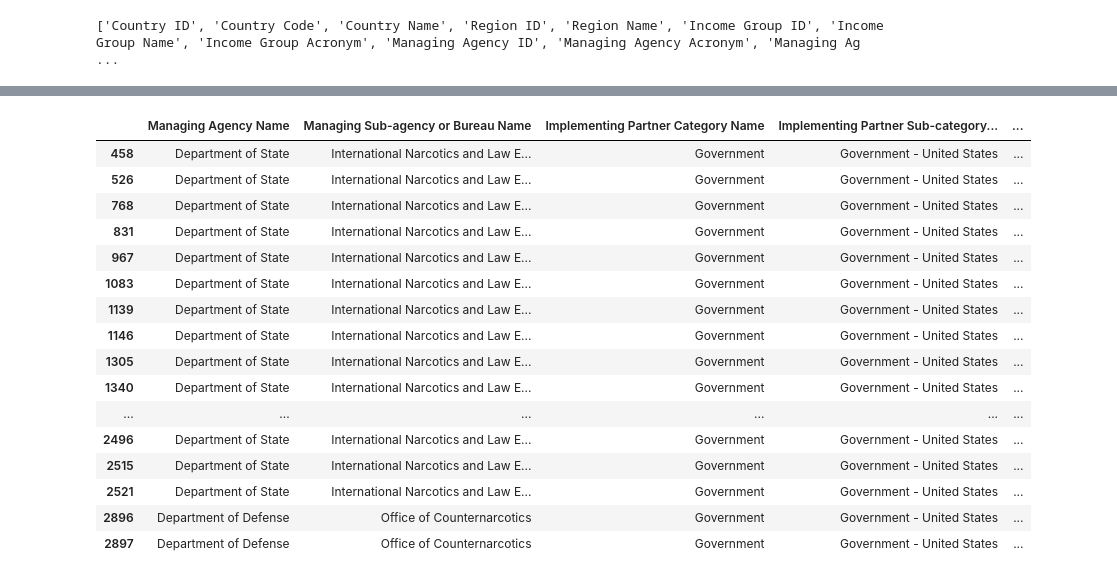
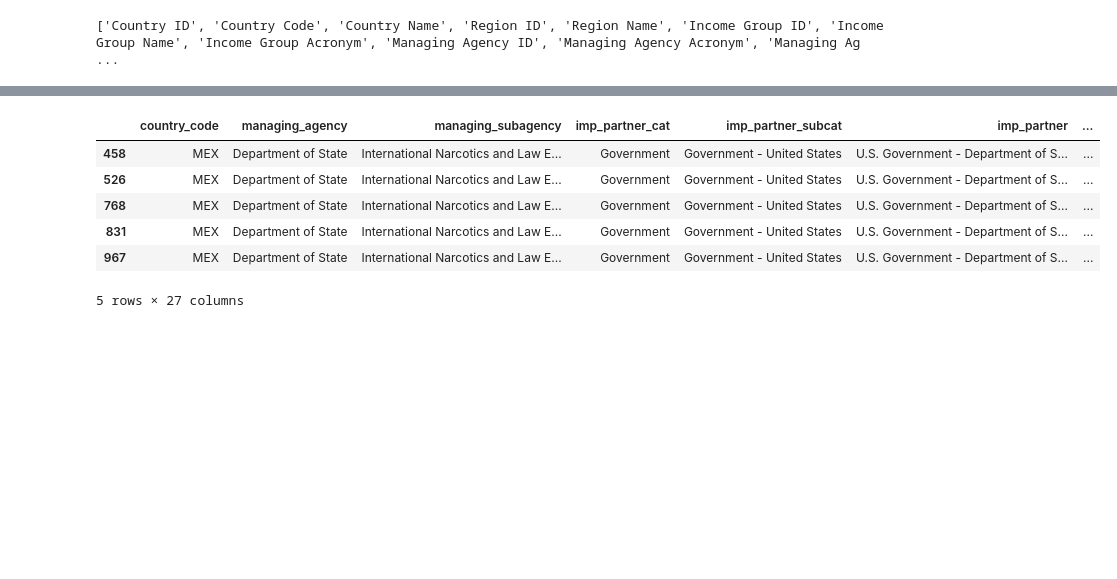
Before and after one commit to eporourke/mapping-mexico, a Jupyter notebook: notebooks/us_foreign_aid.ipynb, the cells around one changed output, grey strips where cells are left out. Drawn from its saved outputs; the diff is of its cells as text; code cells hidden in the pictures; blank space fills up the shorter version.

```diff
--- a/notebooks/us_foreign_aid.ipynb
+++ b/notebooks/us_foreign_aid.ipynb
@@ -41,24 +101,44 @@ mexico
 | 2950487 | 484 | MEX | Mexico | 6 | Western Hemisphere | 3.0 | Upper Middle Income Country | ... |
 | 2950493 | 484 | MEX | Mexico | 6 | Western Hemisphere | 3.0 | Upper Middle Income Country | ... |
 23853 rows × 54 columns
-# %%
-mexico = mexico[['Managing Agency Name','Managing Sub-agency or Bureau Name','Implementing Partner Category Name','Implementing Partner Sub-category Name','Foreign Assistance Objective Name']]
-mexico.head(25)
-# %% [output]
-|  | Managing Agency Name | Managing Sub-agency or Bureau Name | Implementing Partner Category Name | Implementing Partner Sub-category... | ... |
-| 458 | Department of State | International Narcotics and Law E... | Government | Government - United States | ... |
-| 526 | Department of State | International Narcotics and Law E... | Government | Government - United States | ... |
-| 768 | Department of State | International Narcotics and Law E... | Government | Government - United States | ... |
-| 831 | Department of State | International Narcotics and Law E... | Government | Government - United States | ... |
-| 967 | Department of State | International Narcotics and Law E... | Government | Government - United States | ... |
-| 1083 | Department of State | International Narcotics and Law E... | Government | Government - United States | ... |
-| 1139 | Department of State | International Narcotics and Law E... | Government | Government - United States | ... |
-| 1146 | Department of State | International Narcotics and Law E... | Government | Government - United States | ... |
-| 1305 | Department of State | International Narcotics and Law E... | Government | Government - United States | ... |
-| 1340 | Department of State | International Narcotics and Law E... | Government | Government - United States | ... |
-| ... | ... | ... | ... | ... | ... |
-| 2496 | Department of State | International Narcotics and Law E... | Government | Government - United States | ... |
-| 2515 | Department of State | International Narcotics and Law E... | Government | Government - United States | ... |
-| 2521 | Department of State | International Narcotics and Law E... | Government | Government - United States | ... |
-| 2896 | Department of Defense | Office of Counternarcotics | Government | Government - United States | ... |
-| 2897 | Department of Defense | Office of Counternarcotics | Government | Government - United States | ... |
+# %%
+mexico = mexico[[
+'country_code',
+#'managing_agency_acr',
+'managing_agency',
+#'managing_subagency_acr',
+'managing_subagency',
+'imp_partner_cat',
+'imp_partner_subcat',
+'imp_partner',
+'int_category',
+'int_sector',
+'int_purpose',
+'us_category',
+'us_sector',
+'funding_account',
+'funding_agency',
+#'funding_agency_acr',
+'objective',
+'aid_type',
+'activity',
+'description',
+'project_num',
+'start_date',
+'end_date',
+'trans_type',
+'fiscal_yr',
+'trans_date',
+'current_dollar_amount',
+'constant_dollar_amount',
+'year',
+'operating_unit']]
+mexico.head()
+# %% [output]
+|  | country_code | managing_agency | managing_subagency | imp_partner_cat | imp_partner_subcat | imp_partner | ... |
+| 458 | MEX | Department of State | International Narcotics and Law E... | Government | Government - United States | U.S. Government - Department of S... | ... |
+| 526 | MEX | Department of State | International Narcotics and Law E... | Government | Government - United States | U.S. Government - Department of S... | ... |
+| 768 | MEX | Department of State | International Narcotics and Law E... | Government | Government - United States | U.S. Government - Department of S... | ... |
+| 831 | MEX | Department of State | International Narcotics and Law E... | Government | Government - United States | U.S. Government - Department of S... | ... |
+| 967 | MEX | Department of State | International Narcotics and Law E... | Government | Government - United States | U.S. Government - Department of S... | ... |
+5 rows × 27 columns
```
Also changed, not shown: parts of 5 cells of this notebook.
